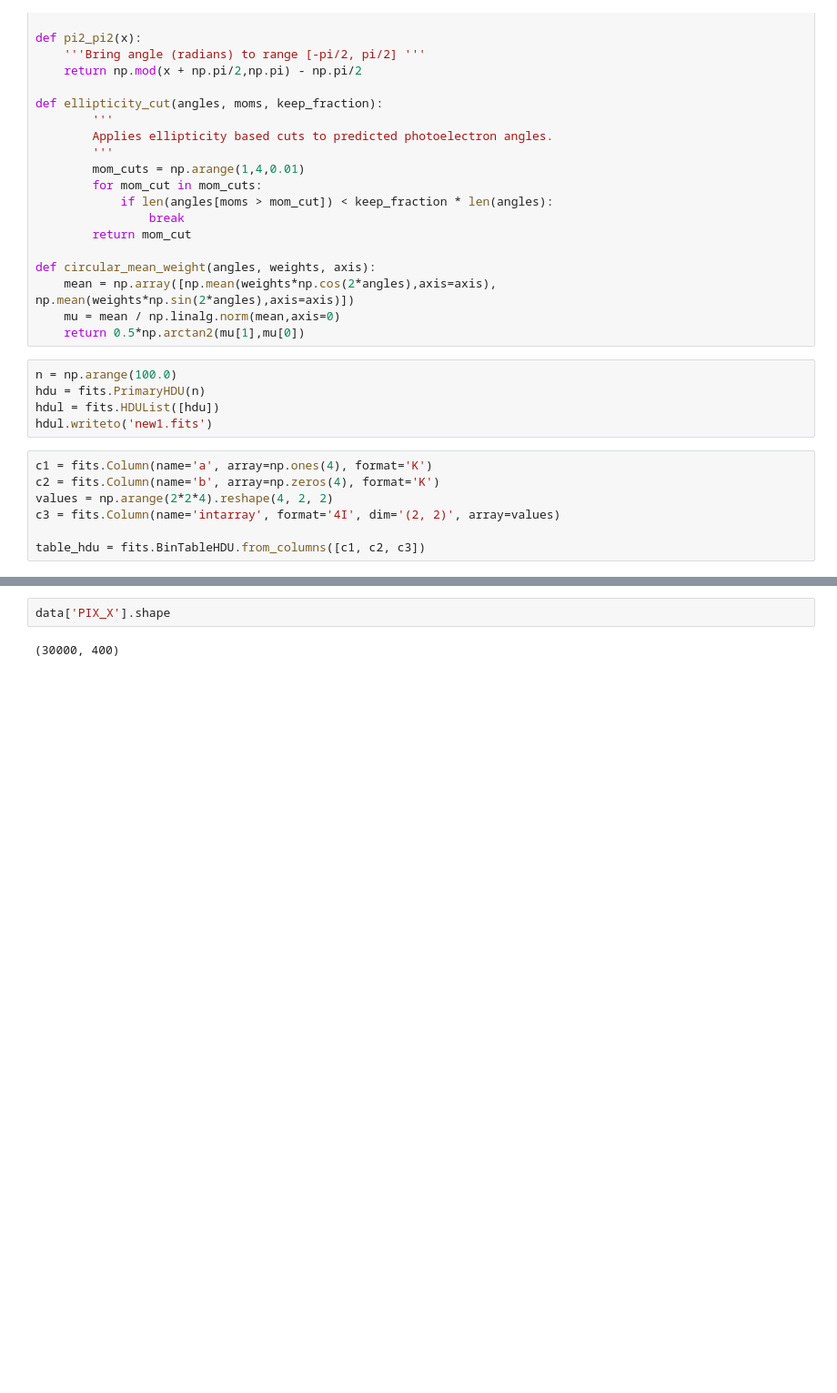
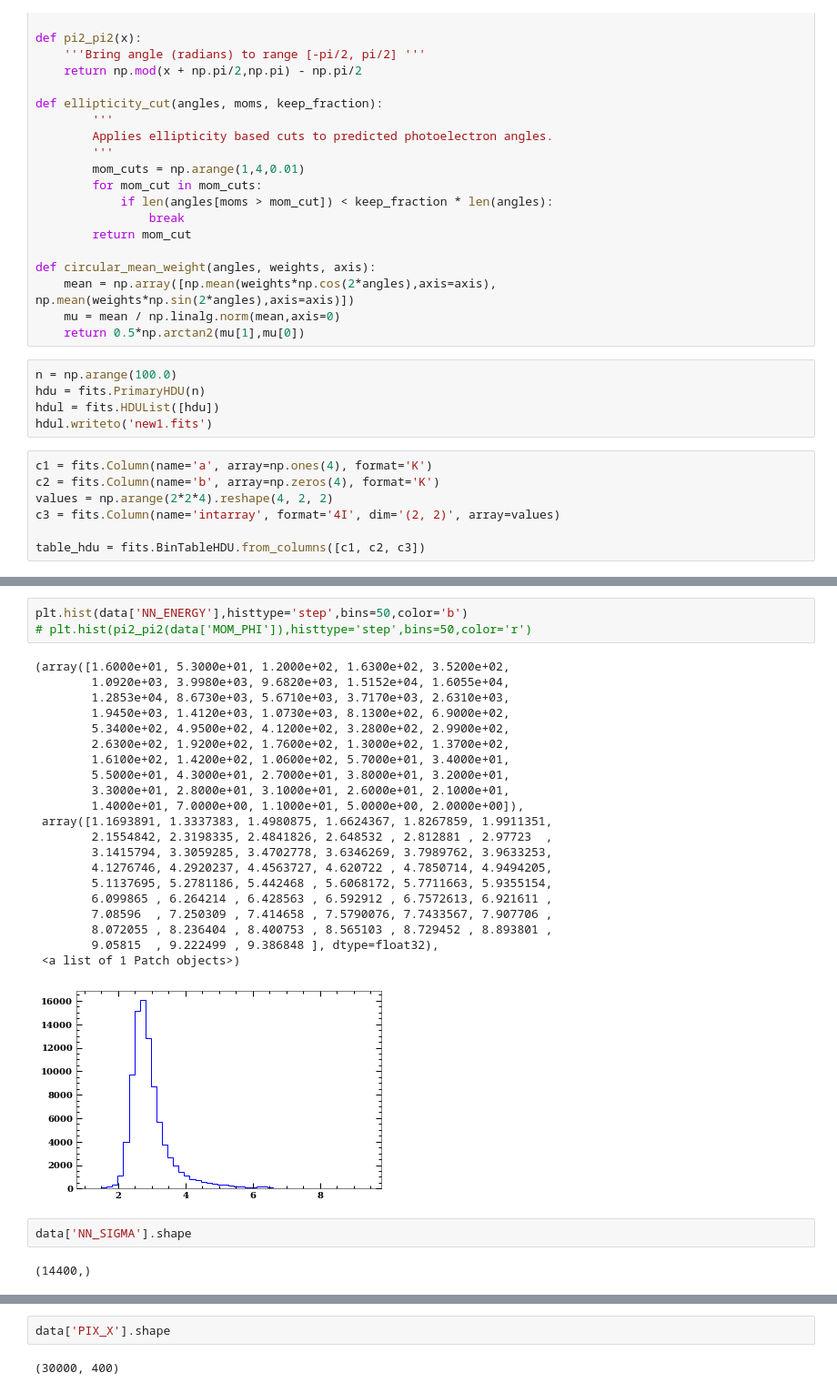
Before and after one commit to alpv95/IXPEML, a Jupyter notebook: notebooks/MDP_Check.ipynb, the cells around one changed output, grey strips where cells are left out. Shown: that part at 91% size. Drawn from its saved outputs; the diff is of its cells as text; blank space fills up the shorter version.

```diff
--- a/notebooks/MDP_Check.ipynb
+++ b/notebooks/MDP_Check.ipynb
@@ -217,0 +186,29 @@ SIMPLE  =                    T / file does conform to FITS standard
+# %%
+plt.hist(data['NN_ENERGY'],histtype='step',bins=50,color='b')
+# plt.hist(pi2_pi2(data['MOM_PHI']),histtype='step',bins=50,color='r')
+# %% [output]
+(array([1.6000e+01, 5.3000e+01, 1.2000e+02, 1.6300e+02, 3.5200e+02,
+        1.0920e+03, 3.9980e+03, 9.6820e+03, 1.5152e+04, 1.6055e+04,
+        1.2853e+04, 8.6730e+03, 5.6710e+03, 3.7170e+03, 2.6310e+03,
+        1.9450e+03, 1.4120e+03, 1.0730e+03, 8.1300e+02, 6.9000e+02,
+        5.3400e+02, 4.9500e+02, 4.1200e+02, 3.2800e+02, 2.9900e+02,
+        2.6300e+02, 1.9200e+02, 1.7600e+02, 1.3000e+02, 1.3700e+02,
+        1.6100e+02, 1.4200e+02, 1.0600e+02, 5.7000e+01, 3.4000e+01,
+        5.5000e+01, 4.3000e+01, 2.7000e+01, 3.8000e+01, 3.2000e+01,
+        3.3000e+01, 2.8000e+01, 3.1000e+01, 2.6000e+01, 2.1000e+01,
+        1.4000e+01, 7.0000e+00, 1.1000e+01, 5.0000e+00, 2.0000e+00]),
+ array([1.1693891, 1.3337383, 1.4980875, 1.6624367, 1.8267859, 1.9911351,
+        2.1554842, 2.3198335, 2.4841826, 2.648532 , 2.812881 , 2.97723  ,
+        3.1415794, 3.3059285, 3.4702778, 3.6346269, 3.7989762, 3.9633253,
+        4.1276746, 4.2920237, 4.4563727, 4.620722 , 4.7850714, 4.9494205,
+        5.1137695, 5.2781186, 5.442468 , 5.6068172, 5.7711663, 5.9355154,
+        6.099865 , 6.264214 , 6.428563 , 6.592912 , 6.7572613, 6.921611 ,
+        7.08596  , 7.250309 , 7.414658 , 7.5790076, 7.7433567, 7.907706 ,
+        8.072055 , 8.236404 , 8.400753 , 8.565103 , 8.729452 , 8.893801 ,
+        9.05815  , 9.222499 , 9.386848 ], dtype=float32),
+ <a list of 1 Patch objects>)
+[figure, added]
+# %%
+data['NN_SIGMA'].shape
+# %% [output]
+(14400,)
```
Also changed, not shown: parts of 11 cells of this notebook, 4 other files.
